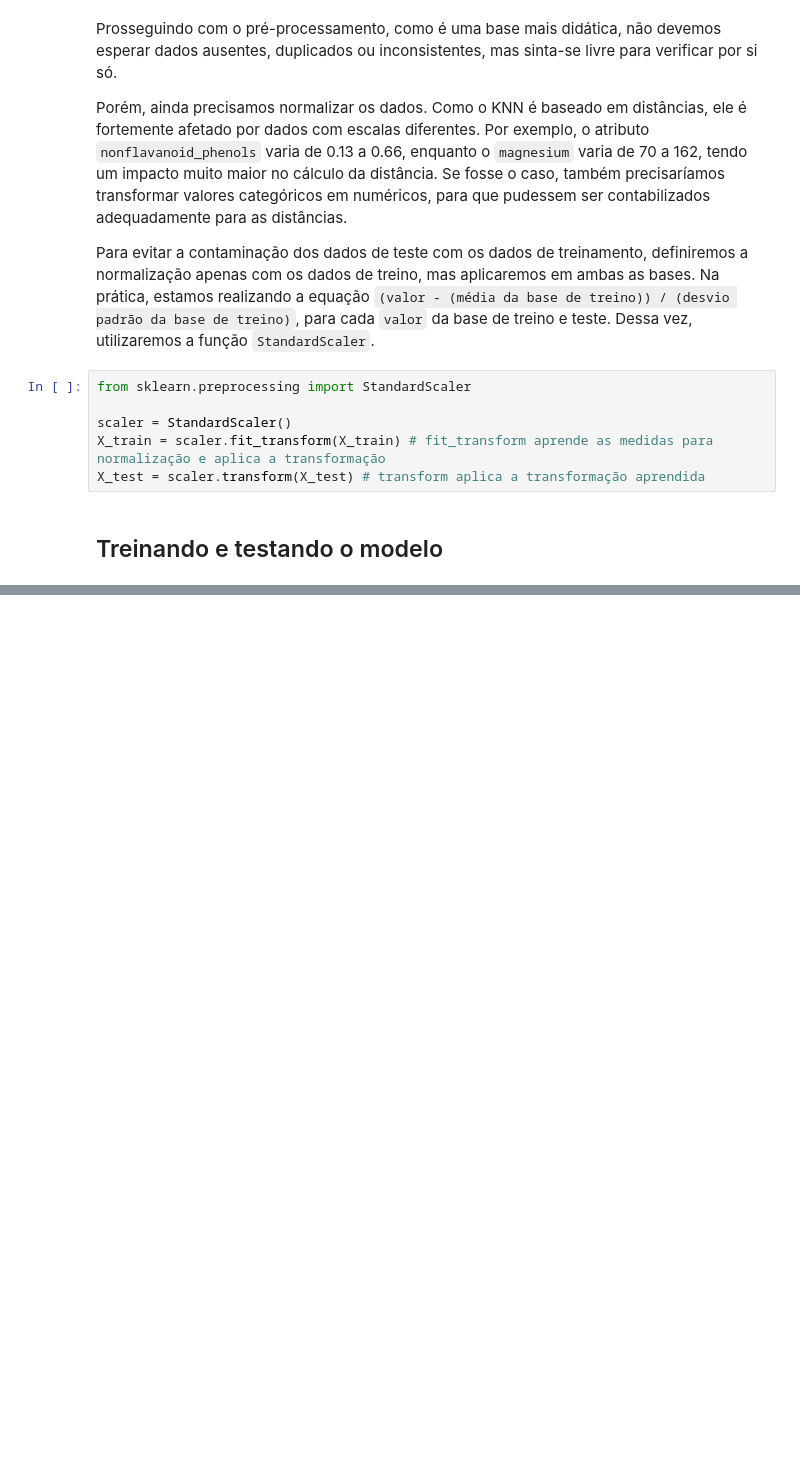
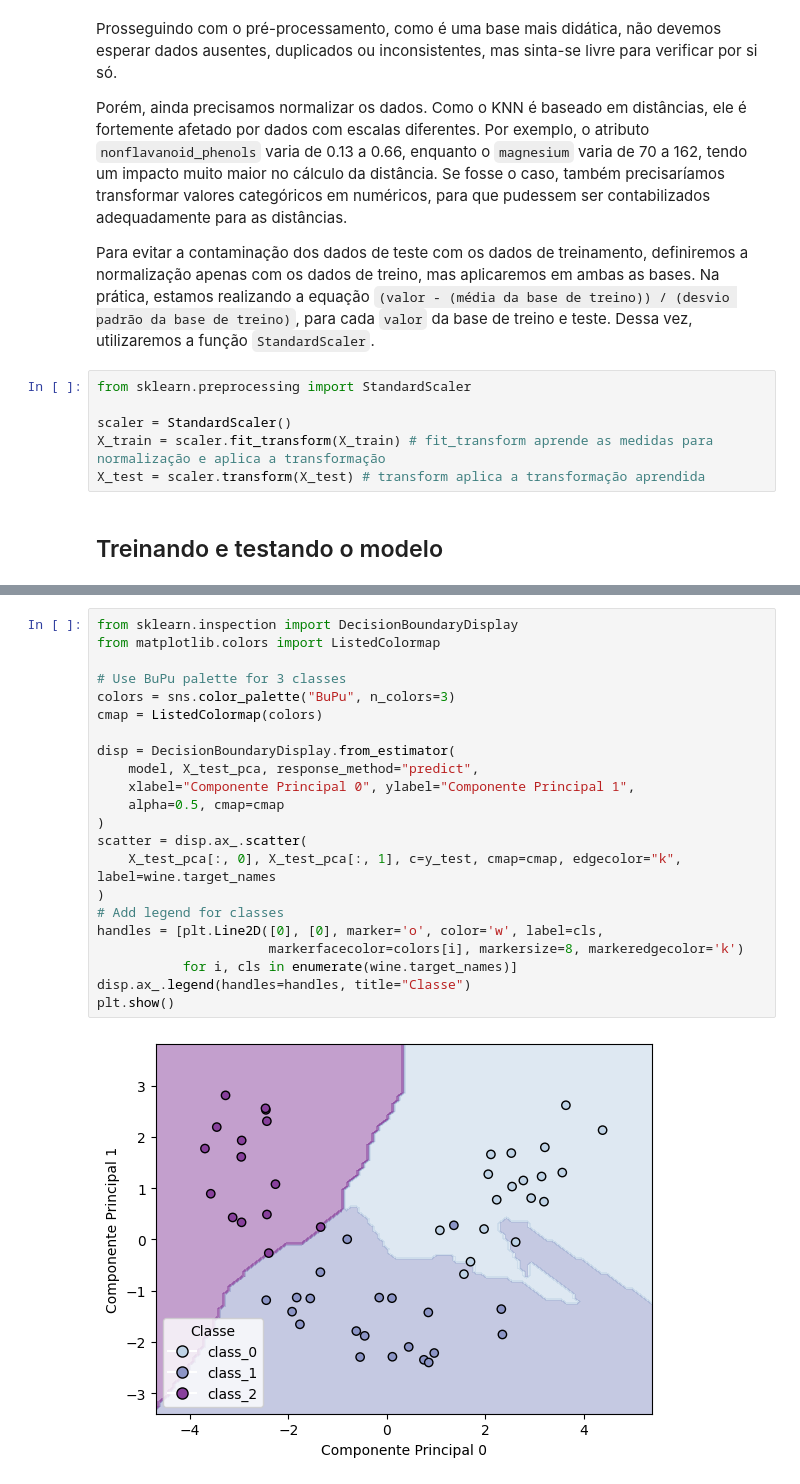
Before and after one commit to henriquemargotte/Aprendizado-de-Maquina-2025-2, a Jupyter notebook: Lab3/lab3.ipynb, the cells around one changed output, grey strips where cells are left out. Cells and saved outputs as stored; diff of their text form; blank space fills up the shorter version.

```diff
--- a/Lab3/lab3.ipynb
+++ b/Lab3/lab3.ipynb
@@ -87,0 +196,24 @@ X_test = scaler.transform(X_test) # transform aplica a transformação aprendida
+# %%
+from sklearn.inspection import DecisionBoundaryDisplay
+from matplotlib.colors import ListedColormap
+
+# Use BuPu palette for 3 classes
+colors = sns.color_palette("BuPu", n_colors=3)
+cmap = ListedColormap(colors)
+
+disp = DecisionBoundaryDisplay.from_estimator(
+    model, X_test_pca, response_method="predict",
+    xlabel="Componente Principal 0", ylabel="Componente Principal 1",
+    alpha=0.5, cmap=cmap
+)
+scatter = disp.ax_.scatter(
+    X_test_pca[:, 0], X_test_pca[:, 1], c=y_test, cmap=cmap, edgecolor="k", label=wine.target_names
+)
+# Add legend for classes
+handles = [plt.Line2D([0], [0], marker='o', color='w', label=cls,
+                      markerfacecolor=colors[i], markersize=8, markeredgecolor='k')
+           for i, cls in enumerate(wine.target_names)]
+disp.ax_.legend(handles=handles, title="Classe")
+plt.show()
+# %% [output]
+[figure, added]
```
Also changed, not shown: parts of 10 cells of this notebook.
